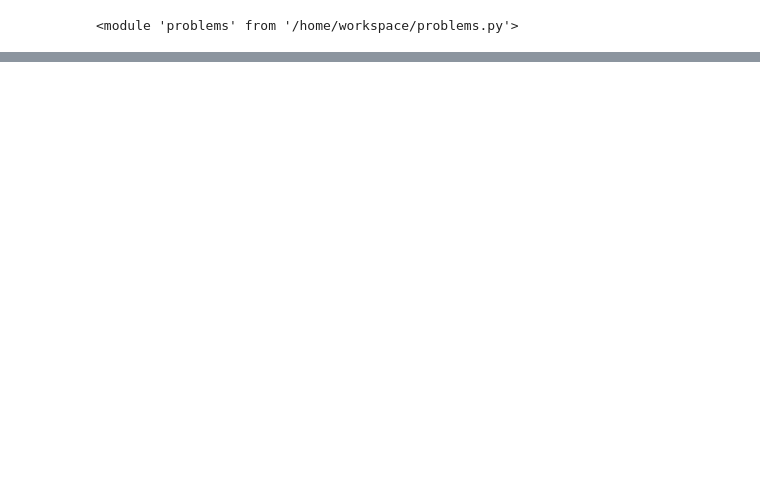
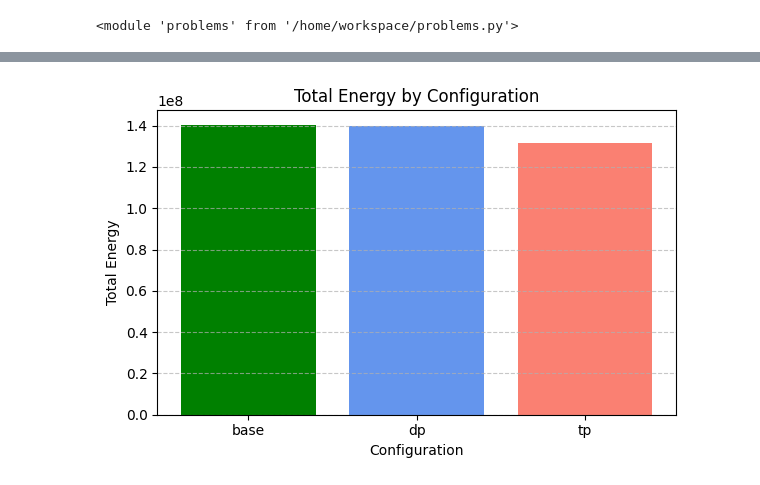
Before and after one commit to feadebekun2/6.593-final, a Jupyter notebook: workspace/tester.ipynb, the cells around one changed output, grey strips where cells are left out. Cells and saved outputs as stored; diff of their text form; code cells hidden in the pictures; blank space fills up the shorter version.

```diff
--- a/workspace/tester.ipynb
+++ b/workspace/tester.ipynb
@@ -35,0 +59,22 @@ INFO:pytimeloop.accelergy_interface:Running Accelergy with command: accelergy /h
+# %%
+def plot_total_energy(results):
+    # Compute total energy per config
+    total_energy = {config: sum(data["energy"]) for config, data in results.items()}
+
+    # Extract configs and values
+    configs = list(total_energy.keys())
+    energy = list(total_energy.values())
+
+    # Plotting
+    plt.figure(figsize=(6, 4))
+    plt.bar(configs, energy, color=["green", "cornflowerblue", "salmon"])
+    plt.title("Total Energy by Configuration")
+    plt.xlabel("Configuration")
+    plt.ylabel("Total Energy")
+    plt.grid(axis="y", linestyle="--", alpha=0.7)
+    plt.tight_layout()
+    plt.show()
+# %%
+plot_total_energy(results)
+# %% [output]
+[figure, added]
```
Also changed, not shown: parts of 4 cells of this notebook, 22 other files.
